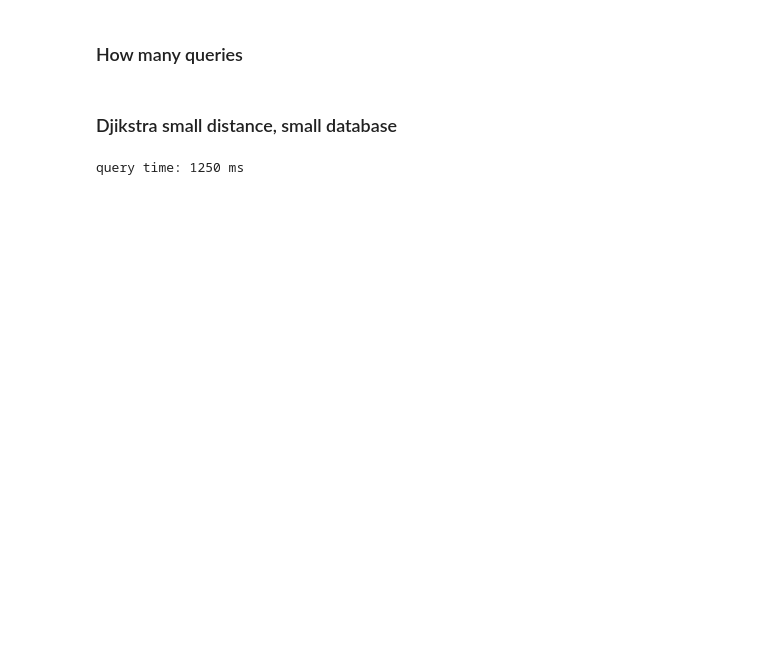
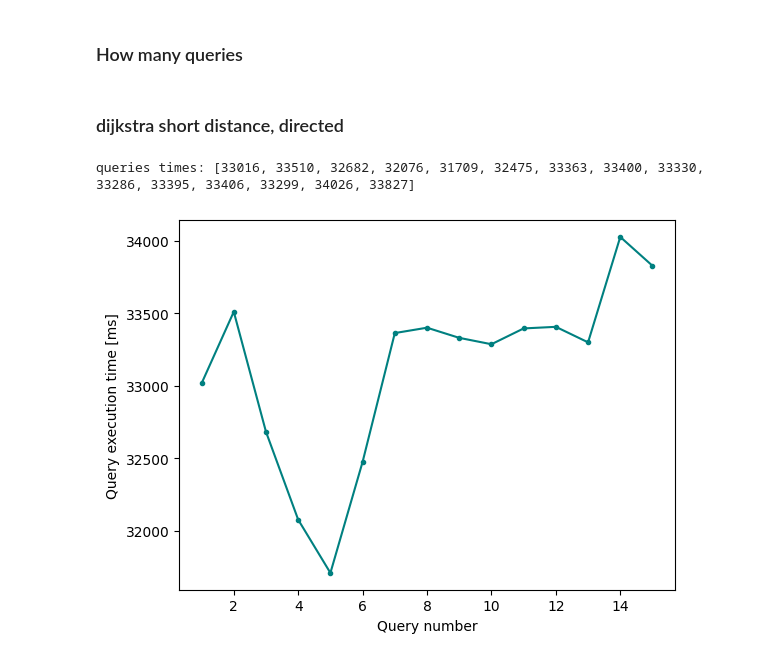
Before and after one commit to juliakisielewicz/graph-routing, a Jupyter notebook: benchmark_postgres.ipynb, the cells around one changed output. Cells and saved outputs as stored; diff of their text form; code cells hidden in the pictures; blank space fills up the shorter version.

```diff
--- a/benchmark_postgres.ipynb
+++ b/benchmark_postgres.ipynb
@@ -91,15 +90,32 @@ osmid_1_small: 11245963370, osmid_2_small: 3460386739, distance: 25.976786861057
 # %%
-dijkstra_benchmark = f"""
+dijkstra_benchmark_short_undirected = f"""
     EXPLAIN ANALYZE
     SELECT * FROM pgr_dijkstra(
     'SELECT id, source, target, length as cost, length as reverse_cost FROM edge_table',
-    {osmid_1_small}, {osmid_2_small},
+    {osmid_1_short}, {osmid_2_short},
     directed => false);
 """
-astar_benchmark = f"""
+
+dijkstra_benchmark_short_directed = f"""
     EXPLAIN ANALYZE
-    SELECT * FROM pgr_aStar(
-    'SELECT id, source, target, length as cost, length as reverse_cost, x1, y1, x2, y2 FROM edge_table',
-    {osmid_1_small}, {osmid_2_small},
+    SELECT * FROM pgr_dijkstra(
+    'SELECT id, source, target, length as cost FROM edge_table',
+    {osmid_1_short}, {osmid_2_short},
+    directed => true);
+"""
+
+dijkstra_benchmark_long_undirected = f"""
+    EXPLAIN ANALYZE
+    SELECT * FROM pgr_dijkstra(
+    'SELECT id, source, target, length as cost, length as reverse_cost FROM edge_table',
+    {osmid_1_long}, {osmid_2_long},
     directed => false);
 """
+
+dijkstra_benchmark_long_directed = f"""
+    EXPLAIN ANALYZE
+    SELECT * FROM pgr_dijkstra(
+    'SELECT id, source, target, length as cost FROM edge_table',
+    {osmid_1_long}, {osmid_2_long},
+    directed => true);
+"""
@@ -115,8 +167,22 @@ query_number = 30
-# %% [markdown]
-### Djikstra small distance, small database
+# %% [markdown]
+### dijkstra short distance, directed
 # %%
-cursor.execute(dijkstra_benchmark)
-query_time = parse_query_time(cursor)
-print(f"query time: {query_time} ms")
+# cursor.execute(dijkstra_benchmark_short_directed)
+# query_time = parse_query_time(cursor)
+# print(f"query time: {query_time} ms")
-# %% [output]
-query time: 1250 ms
+# %%
+dijkstra_short_directed_query_times_psql = []
+
+for _ in tqdm(range(query_number), desc="Query"):
+    cursor.execute(dijkstra_benchmark_short_directed)
+    dijkstra_short_directed_query_times_psql.append(parse_query_time(cursor))
+    time.sleep(5)
+
+print(f"queries times: {dijkstra_short_directed_query_times_psql}")
+
+plot_query_times(dijkstra_short_directed_query_times_psql)
+
+pickle.dump(dijkstra_short_directed_query_times_psql, open( "./results/krakow_120/dijkstra_short_directed_query_times_psql.bin", "wb" ) )
+# %% [output]
+queries times: [33016, 33510, 32682, 32076, 31709, 32475, 33363, 33400, 33330, 33286, 33395, 33406, 33299, 34026, 33827]
+[figure, added]
```
Also changed, not shown: parts of 51 cells of this notebook, 5 other files.
